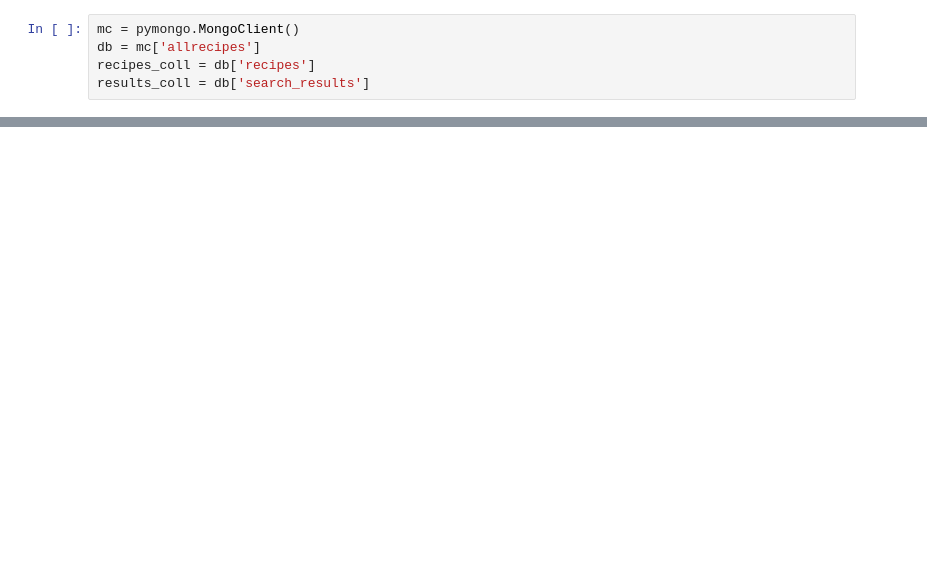
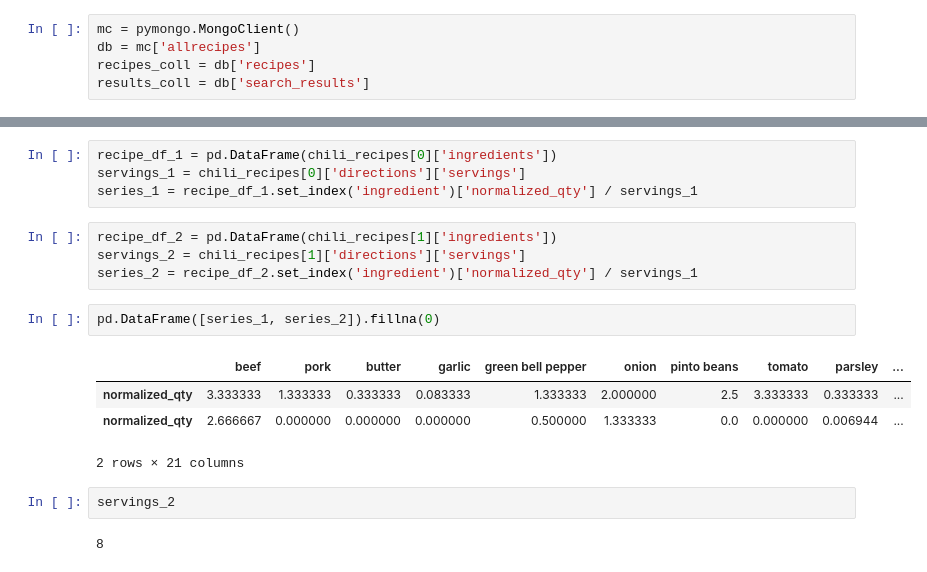
Before and after one commit to alexanderheilman/recipe-vectorizer, a Jupyter notebook: notebooks/modeling.ipynb, the cells around one changed output, grey strips where cells are left out. Cells and saved outputs as stored; diff of their text form; blank space fills up the shorter version.

```diff
--- a/notebooks/modeling.ipynb
+++ b/notebooks/modeling.ipynb
@@ -103,0 +99,19 @@ next(cursor)
+# %%
+recipe_df_1 = pd.DataFrame(chili_recipes[0]['ingredients'])
+servings_1 = chili_recipes[0]['directions']['servings']
+series_1 = recipe_df_1.set_index('ingredient')['normalized_qty'] / servings_1
+# %%
+recipe_df_2 = pd.DataFrame(chili_recipes[1]['ingredients'])
+servings_2 = chili_recipes[1]['directions']['servings']
+series_2 = recipe_df_2.set_index('ingredient')['normalized_qty'] / servings_1
+# %%
+pd.DataFrame([series_1, series_2]).fillna(0)
+# %% [output]
+|  | beef | pork | butter | garlic | green bell pepper | onion | pinto beans | tomato | parsley | ... |
+| normalized_qty | 3.333333 | 1.333333 | 0.333333 | 0.083333 | 1.333333 | 2.000000 | 2.5 | 3.333333 | 0.333333 | ... |
+| normalized_qty | 2.666667 | 0.000000 | 0.000000 | 0.000000 | 0.500000 | 1.333333 | 0.0 | 0.000000 | 0.006944 | ... |
+2 rows × 21 columns
+# %%
+servings_2
+# %% [output]
+8
```
Also changed, not shown: parts of 18 cells of this notebook, 1 other file.
